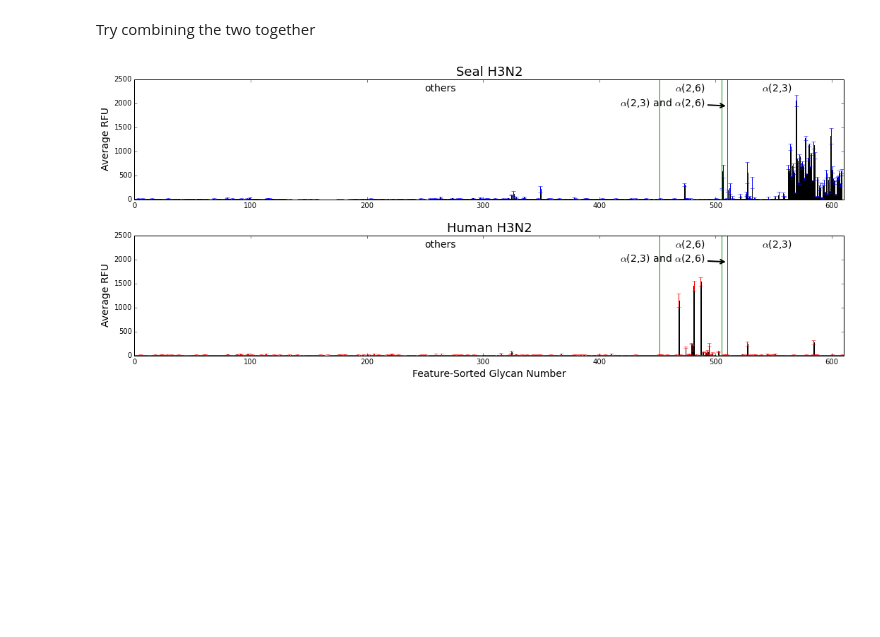
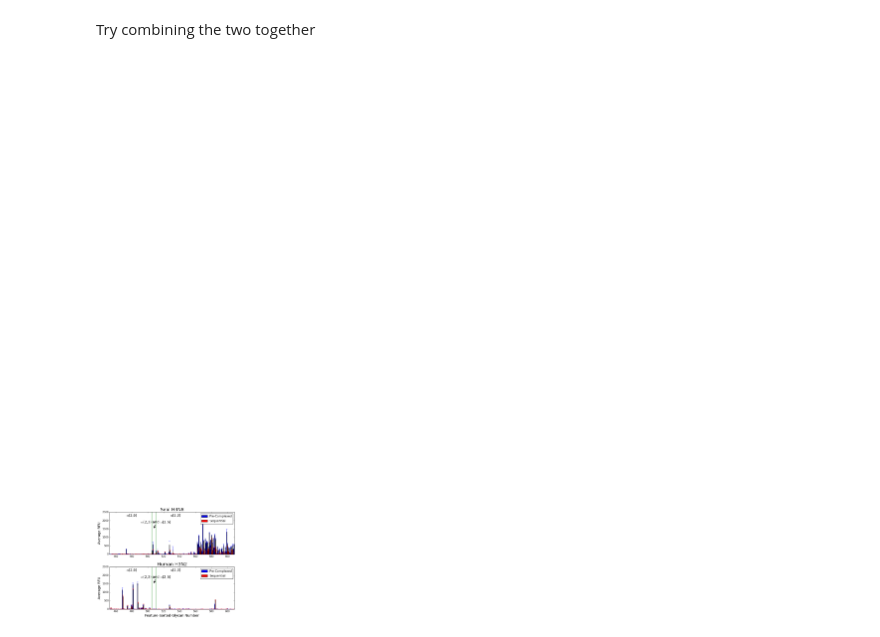
Before and after one commit to runstadler-lab/Seal-H3N8-Glycan-Array, a Jupyter notebook: (1) Make Figure.ipynb, the cells around one changed output. Saved outputs shown, nothing was run; the diff lists cells and outputs as text; code cells hidden in the pictures; blank space fills up the shorter version.

Commit message:
Islam's updates
Islam would like to omit the “others” section from the figure.

```diff
--- a/(1) Make Figure.ipynb
+++ b/(1) Make Figure.ipynb
@@ -29,3 +29,7 @@ seal_data
 | 552 | Neu5Gca2-8Neu5Gca2-3Galb1-4GlcNAc... | -3 | 2 | -68 | -1.465503 | NaN |
 | 158 | Galb1-4GalNAcb1-3(Fuca1-2)Galb1-4... | -3 | 4 | -130 | -0.769308 | NaN |
 610 rows × 6 columns
+# %%
+# Open seal data (sequential)
+seal_data_sequential = pd.read_csv('H3N8 Data (sequential).csv', index_col='Chart Number', na_values='#NUM!')
+seal_data_sequential
@@ -32 +56,4 @@ seal_data
+# %%
+seal_data['Average RFU_sequential'] = seal_data_sequential['Average RFU']
+seal_data['StDev_sequential'] = seal_data_sequential['StDev']
 # %%
@@ -53,3 +80,7 @@ human_data
 | 190 | GlcNAcb1-4GlcNAcb1-4GlcNAcb1-4Glc... | -4 | 5 | -124 | -0.803774 | NaN |
 | 167 | Galb1-4GlcNAcb1-6(Galb1-3)GalNAc-... | -4 | 8 | -170 | -0.589754 | NaN |
 610 rows × 6 columns
+# %%
+# Open human H3 data (sequential)
+human_data_sequential = pd.read_csv('H3N2 Data (sequential).csv', index_col='Chart Number', na_values='#NUM!')
+human_data_sequential
@@ -56,3 +107,6 @@ human_data
+# %%
+human_data['Average RFU_sequential'] = human_data_sequential['Average RFU']
+human_data['StDev_sequential'] = human_data_sequential['StDev']
 # %% [markdown]
 The goal here is to join the two dataframes to make one master dataframe that contains the significant hits of both lists.
 # %%
@@ -196,14 +250,23 @@ plt.savefig('Average RFU Plot (Human).pdf')
 Try combining the two together
 # %%
 #### This code will produce a single plot with both the human and seal data combined.
-fig = plt.figure(2, figsize=(18,7))
-x = sorted_joined['Glycan Name_Seal']
+fig = plt.figure(2, figsize=(9,7))
 
-y_seal = sorted_joined['Average RFU_Seal']
-yerr_seal = sorted_joined['StDev_Seal']
+alpha_sialated = 452
 
-y_human = sorted_joined['Average RFU_Human']
-yerr_human = sorted_joined['StDev_Human']
+x = sorted_joined['Glycan Name_Seal'][alpha_sialated:]
+
+y_seal = sorted_joined['Average RFU_Seal'][alpha_sialated:]
+yerr_seal = sorted_joined['StDev_Seal'][alpha_sialated:]
+
+y_seal_sequential = sorted_joined['Average RFU_sequential_Seal'][alpha_sialated:]
+yerr_seal_sequential = sorted_joined['StDev_sequential_Seal'][alpha_sialated:]
+
+y_human = sorted_joined['Average RFU_Human'][alpha_sialated:]
+yerr_human = sorted_joined['StDev_Human'][alpha_sialated:]
+
+y_human_sequential = sorted_joined['Average RFU_sequential_Human'][alpha_sialated:]
+yerr_human_sequential = sorted_joined['StDev_sequential_Human'][alpha_sialated:]
 
 barwidth=0.5
 alpha=1
@@ -211,49 +274,55 @@ alpha=1
 fig.subplots_adjust(wspace=0.3, hspace=0.3)
 
 plt.subplot(211)
-plt.bar(left=x.index, color='blue', height=y_seal, width=barwidth, yerr=yerr_seal, label='Seal', alpha=alpha, ecolor='blue')
-# plt.bar(left=sig.index + barwidth,
-#         color=['red', 'red'], height=y_human, width=barwidth, yerr=yerr_human, label='Human', alpha=alpha)
+plt.bar(left=x.index, color='blue', height=y_seal, width=barwidth, yerr=yerr_seal,
+        label='Pre-Complexed', alpha=alpha, ecolor='blue')
+plt.bar(left=x.index + barwidth, color='red', height=y_seal_sequential, width=barwidth, yerr=yerr_seal_sequential,
+        label='Sequential', alpha=alpha, ecolor='red')
 plt.ylim(0,2500)
 plt.ylabel('Average RFU', fontsize=14)
 # plt.xlabel('Glycan Number', fontsize=14)
-plt.xlim(0, len(x))
-plt.title('Seal H3N2', fontsize=18)
-# plt.legend(fontsize=16)
+plt.xlim(min(x.index), max(x.index))
+plt.title('Seal H3N8', fontsize=18)
+plt.legend()
 
 # Add a vertical line to distinguish alpha(2,3) and alpha(2,6)
 plt.plot([452, 452], [0, 2500], color="green", linewidth=1) # asialo-glycans are before #452
 plt.plot([510, 510], [0, 2500], color="green", linewidth=1) # alpha(2,6) are 453-510
 plt.plot([505, 505], [0, 2500], color="green", linewidth=1) # alpha(2,6) anad alpha(2,3) are 505-510
 # plt.plot([511, 511], [0, 2500], color="green", linewidth=1) # alpha(2,3) are 511-610
 
 # Add the texts greek alpha(2,3) and alpha(2,6)
-plt.annotate(r"$\alpha$(2,6)", (465, 2250), fontsize=14)
-plt.annotate(r"$\alpha$(2,3)", (540, 2250), fontsize=14)
-plt.annotate("others", (250, 2250), fontsize=14)
-plt.annotate(r"$\alpha$(2,3) and $\alpha$(2,6)", xy=(510, 1950), xytext=(418, 1950), arrowprops=dict(arrowstyle="->", linewidth=2), fontsize=14)
+plt.annotate(r"$\alpha$(2,6)", (480, 2250), fontsize=14, ha='center')
+plt.annotate(r"$\alpha$(2,3)", (535, 2250), fontsize=14, ha='center')
+plt.annotate("others", (250, 2250), fontsize=14, ha='center')
+plt.annotate(r"$\alpha$(2,3) and $\alpha$(2,6)", xy=(508, 1500), xytext=(510, 1850),
+             arrowprops=dict(arrowstyle="->", linewidth=2), fontsize=14, ha='center')
 
 plt.subplot(212)
-plt.bar(left=x.index, color='red', height=y_human, width=barwidth, yerr=yerr_human, label='Human', alpha=alpha, ecolor='red')
+plt.bar(left=x.index, color='blue', height=y_human, width=barwidth, yerr=yerr_human,
+        label='Pre-Complexed', alpha=alpha, ecolor='blue')
+plt.bar(left=x.index+barwidth, color='red', height=y_human_sequential, width=barwidth, yerr=yerr_human_sequential,
+        label='Sequential', alpha=alpha, ecolor='red')
 plt.ylim(0,2500)
 plt.ylabel('Average RFU', fontsize=14)
 plt.xlabel('Feature-Sorted Glycan Number', fontsize=14)
-plt.xlim(0, len(x))
+plt.xlim(min(x.index), max(x.index))
 plt.title('Human H3N2', fontsize=18)
-# plt.legend(fontsize=16)
+plt.legend()
 
 # Add a vertical line to distinguish alpha(2,3) and alpha(2,6)
 plt.plot([452, 452], [0, 2500], color="green", linewidth=1) # asialo-glycans are before #452
 plt.plot([510, 510], [0, 2500], color="green", linewidth=1) # alpha(2,6) are 453-510
 plt.plot([505, 505], [0, 2500], color="green", linewidth=1) # alpha(2,6) anad alpha(2,3) are 505-510
 # plt.plot([511, 511], [0, 2500], color="green", linewidth=1) # alpha(2,3) are 511-610
 
 # Add the texts greek alpha(2,3) and alpha(2,6)
-plt.annotate(r"$\alpha$(2,6)", (465, 2250), fontsize=14)
-plt.annotate(r"$\alpha$(2,3)", (540, 2250), fontsize=14)
-plt.annotate("others", (250, 2250), fontsize=14)
-plt.annotate(r"$\alpha$(2,3) and $\alpha$(2,6)", xy=(510, 1950), xytext=(418, 1950), arrowprops=dict(arrowstyle="->", linewidth=2), fontsize=14)
+plt.annotate(r"$\alpha$(2,6)", (480, 2250), fontsize=14, ha='center')
+plt.annotate(r"$\alpha$(2,3)", (535, 2250), fontsize=14, ha='center')
+plt.annotate("others", (250, 2250), fontsize=14, ha='center')
+plt.annotate(r"$\alpha$(2,3) and $\alpha$(2,6)", xy=(508, 1500), xytext=(510, 1850),
+             arrowprops=dict(arrowstyle="->", linewidth=2), fontsize=14, ha='center')
 
 plt.savefig('Average RFU Plot (Combined).pdf')
 # %% [output]
-[figure, old version]
+[figure, new version]
```
Also changed, not shown: parts of 6 cells of this notebook, 8 other files.
